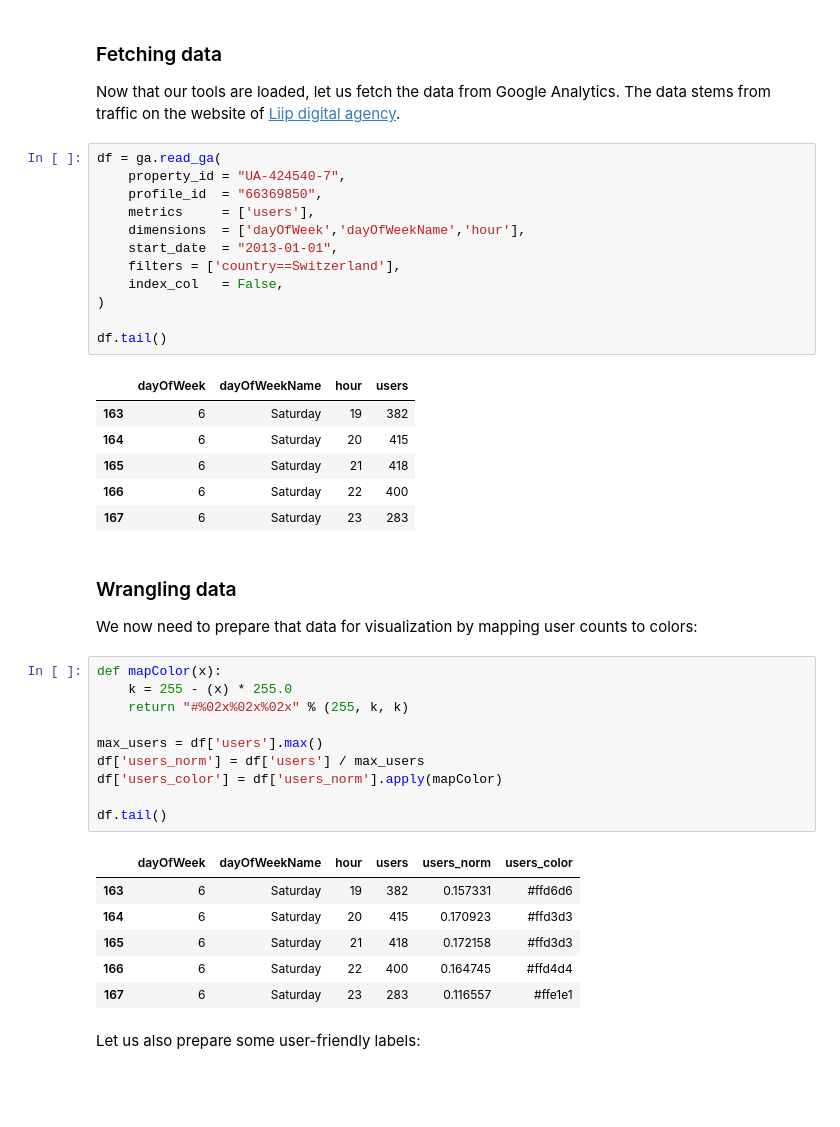
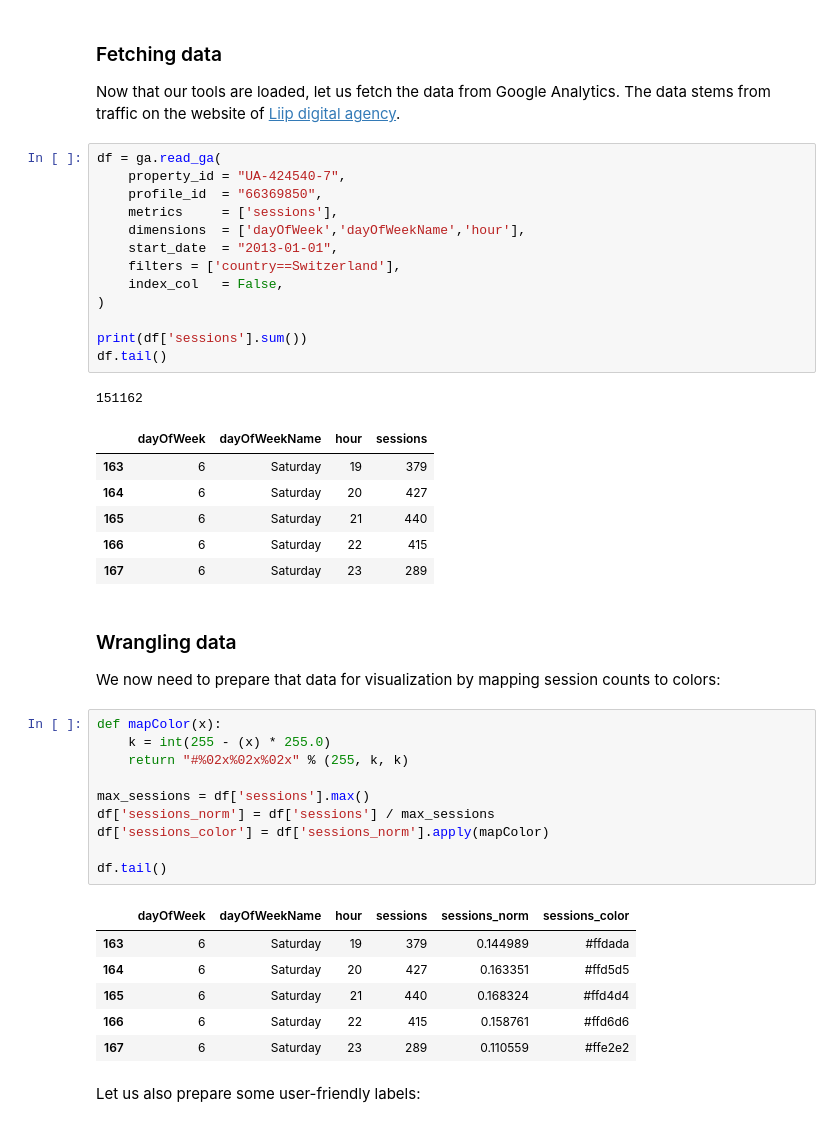
Before and after one commit to benoitpointet/notebooks, a Jupyter notebook: days-hours-heatmap.ipynb, the cells around one changed output. Cells and saved outputs as stored; diff of their text form; blank space fills up the shorter version.

Commit message:
moved from counting users to counting sessions

```diff
--- a/days-hours-heatmap.ipynb
+++ b/days-hours-heatmap.ipynb
@@ -43,42 +43,44 @@ The data stems from traffic on the website of [Liip digital agency](http://www.l
 df = ga.read_ga(
     property_id = "UA-424540-7",
     profile_id  = "66369850",
-    metrics     = ['users'],
+    metrics     = ['sessions'],
     dimensions  = ['dayOfWeek','dayOfWeekName','hour'],
     start_date  = "2013-01-01",
     filters = ['country==Switzerland'],
     index_col   = False,
 )
 
+print(df['sessions'].sum())
 df.tail()
 # %% [output]
+151162
-|  | dayOfWeek | dayOfWeekName | hour | users |
-| 163 | 6 | Saturday | 19 | 382 |
-| 164 | 6 | Saturday | 20 | 415 |
-| 165 | 6 | Saturday | 21 | 418 |
-| 166 | 6 | Saturday | 22 | 400 |
-| 167 | 6 | Saturday | 23 | 283 |
+|  | dayOfWeek | dayOfWeekName | hour | sessions |
+| 163 | 6 | Saturday | 19 | 379 |
+| 164 | 6 | Saturday | 20 | 427 |
+| 165 | 6 | Saturday | 21 | 440 |
+| 166 | 6 | Saturday | 22 | 415 |
+| 167 | 6 | Saturday | 23 | 289 |
 # %% [markdown]
 ### Wrangling data
 
-We now need to prepare that data for visualization by mapping user counts to colors:
+We now need to prepare that data for visualization by mapping session counts to colors:
 # %%
 def mapColor(x):
-    k = 255 - (x) * 255.0
+    k = int(255 - (x) * 255.0)
     return "#%02x%02x%02x" % (255, k, k)
 
-max_users = df['users'].max()
-df['users_norm'] = df['users'] / max_users
-df['users_color'] = df['users_norm'].apply(mapColor)
+max_sessions = df['sessions'].max()
+df['sessions_norm'] = df['sessions'] / max_sessions
+df['sessions_color'] = df['sessions_norm'].apply(mapColor)
 
 df.tail()
 # %% [output]
-|  | dayOfWeek | dayOfWeekName | hour | users | users_norm | users_color |
-| 163 | 6 | Saturday | 19 | 382 | 0.157331 | #ffd6d6 |
-| 164 | 6 | Saturday | 20 | 415 | 0.170923 | #ffd3d3 |
-| 165 | 6 | Saturday | 21 | 418 | 0.172158 | #ffd3d3 |
-| 166 | 6 | Saturday | 22 | 400 | 0.164745 | #ffd4d4 |
-| 167 | 6 | Saturday | 23 | 283 | 0.116557 | #ffe1e1 |
+|  | dayOfWeek | dayOfWeekName | hour | sessions | sessions_norm | sessions_color |
+| 163 | 6 | Saturday | 19 | 379 | 0.144989 | #ffdada |
+| 164 | 6 | Saturday | 20 | 427 | 0.163351 | #ffd5d5 |
+| 165 | 6 | Saturday | 21 | 440 | 0.168324 | #ffd4d4 |
+| 166 | 6 | Saturday | 22 | 415 | 0.158761 | #ffd6d6 |
+| 167 | 6 | Saturday | 23 | 289 | 0.110559 | #ffe2e2 |
 # %% [markdown]
 Let us also prepare some user-friendly labels:
 # %%
```
Also changed, not shown: parts of 5 cells of this notebook.
